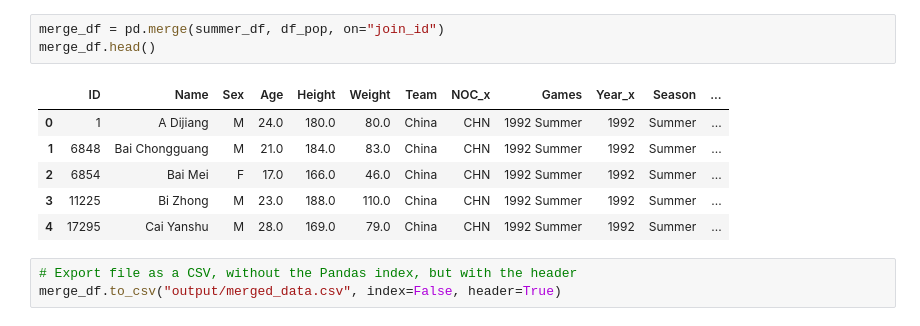
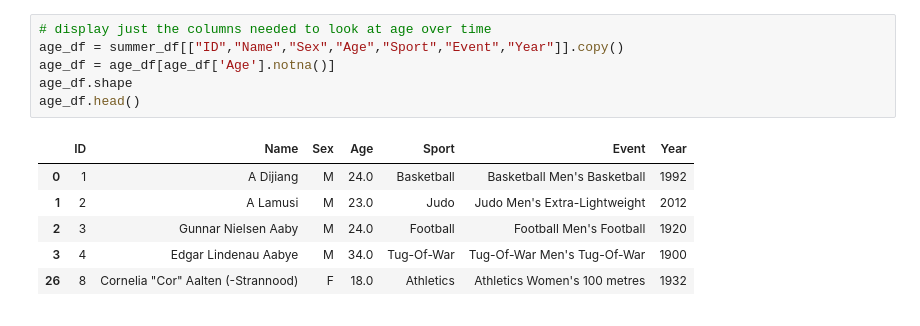
Before and after one commit to eugkik/Project1, a Jupyter notebook: Project1.ipynb, the cells around one changed output. Cells and saved outputs as stored; diff of their text form.

Commit message:
Added some dataframes
Dataframes added for gender, age, and BMI

```diff
--- a/Project1.ipynb
+++ b/Project1.ipynb
@@ -40,13 +35,13 @@ summer_df.head(10)
-# %%
-merge_df = pd.merge(summer_df, df_pop, on="join_id")
-merge_df.head()
-# %% [output]
-|  | ID | Name | Sex | Age | Height | Weight | Team | NOC_x | Games | Year_x | Season | ... |
-| 0 | 1 | A Dijiang | M | 24.0 | 180.0 | 80.0 | China | CHN | 1992 Summer | 1992 | Summer | ... |
-| 1 | 6848 | Bai Chongguang | M | 21.0 | 184.0 | 83.0 | China | CHN | 1992 Summer | 1992 | Summer | ... |
-| 2 | 6854 | Bai Mei | F | 17.0 | 166.0 | 46.0 | China | CHN | 1992 Summer | 1992 | Summer | ... |
-| 3 | 11225 | Bi Zhong | M | 23.0 | 188.0 | 110.0 | China | CHN | 1992 Summer | 1992 | Summer | ... |
-| 4 | 17295 | Cai Yanshu | M | 28.0 | 169.0 | 79.0 | China | CHN | 1992 Summer | 1992 | Summer | ... |
-# %%
-# Export file as a CSV, without the Pandas index, but with the header
-merge_df.to_csv("output/merged_data.csv", index=False, header=True)
+# %%
+# display just the columns needed to look at age over time
+age_df = summer_df[["ID","Name","Sex","Age","Sport","Event","Year"]].copy()
+age_df = age_df[age_df['Age'].notna()]
+age_df.shape
+age_df.head()
+# %% [output]
+|  | ID | Name | Sex | Age | Sport | Event | Year |
+| 0 | 1 | A Dijiang | M | 24.0 | Basketball | Basketball Men's Basketball | 1992 |
+| 1 | 2 | A Lamusi | M | 23.0 | Judo | Judo Men's Extra-Lightweight | 2012 |
+| 2 | 3 | Gunnar Nielsen Aaby | M | 24.0 | Football | Football Men's Football | 1920 |
+| 3 | 4 | Edgar Lindenau Aabye | M | 34.0 | Tug-Of-War | Tug-Of-War Men's Tug-Of-War | 1900 |
+| 26 | 8 | Cornelia "Cor" Aalten (-Strannood) | F | 18.0 | Athletics | Athletics Women's 100 metres | 1932 |
```
Also changed, not shown: parts of 15 cells of this notebook.
